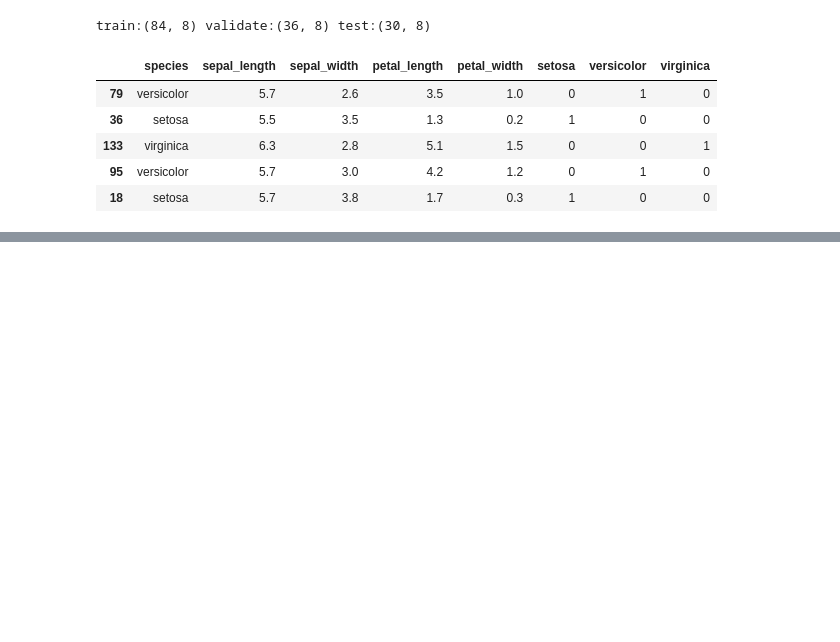
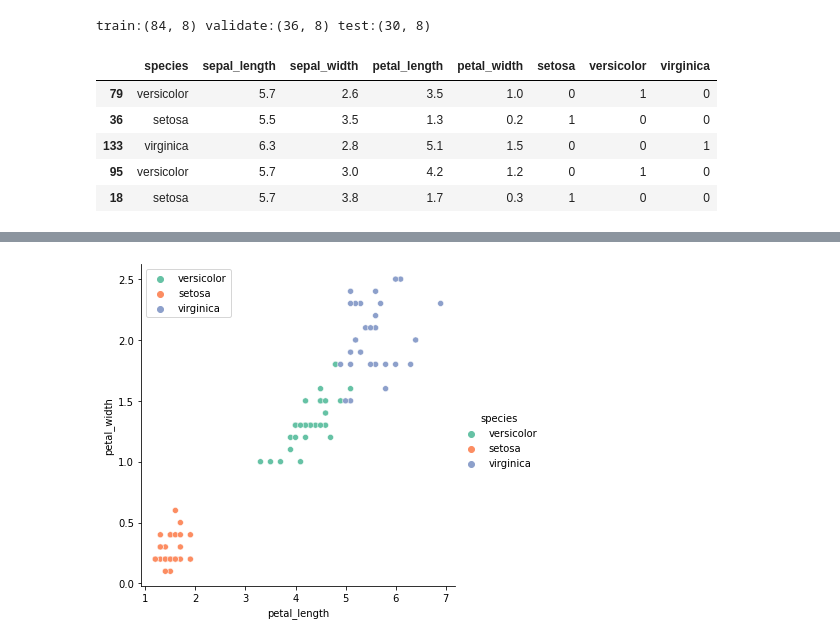
Before and after one commit to randyfrench/classification-exercises, a Jupyter notebook: classification_exercises.ipynb, the cells around one changed output, grey strips where cells are left out. Drawn from its saved outputs; the diff is of its cells as text; code cells hidden in the pictures; blank space fills up the shorter version.

```diff
--- a/classification_exercises.ipynb
+++ b/classification_exercises.ipynb
@@ -489,0 +613,6 @@ train.head()
+# %%
+sns.relplot(x='petal_length', y='petal_width', data=train, hue='species', palette='Set2')
+plt.legend()
+plt.show()
+# %% [output]
+[figure, added]
```
Also changed, not shown: parts of 14 cells of this notebook.
